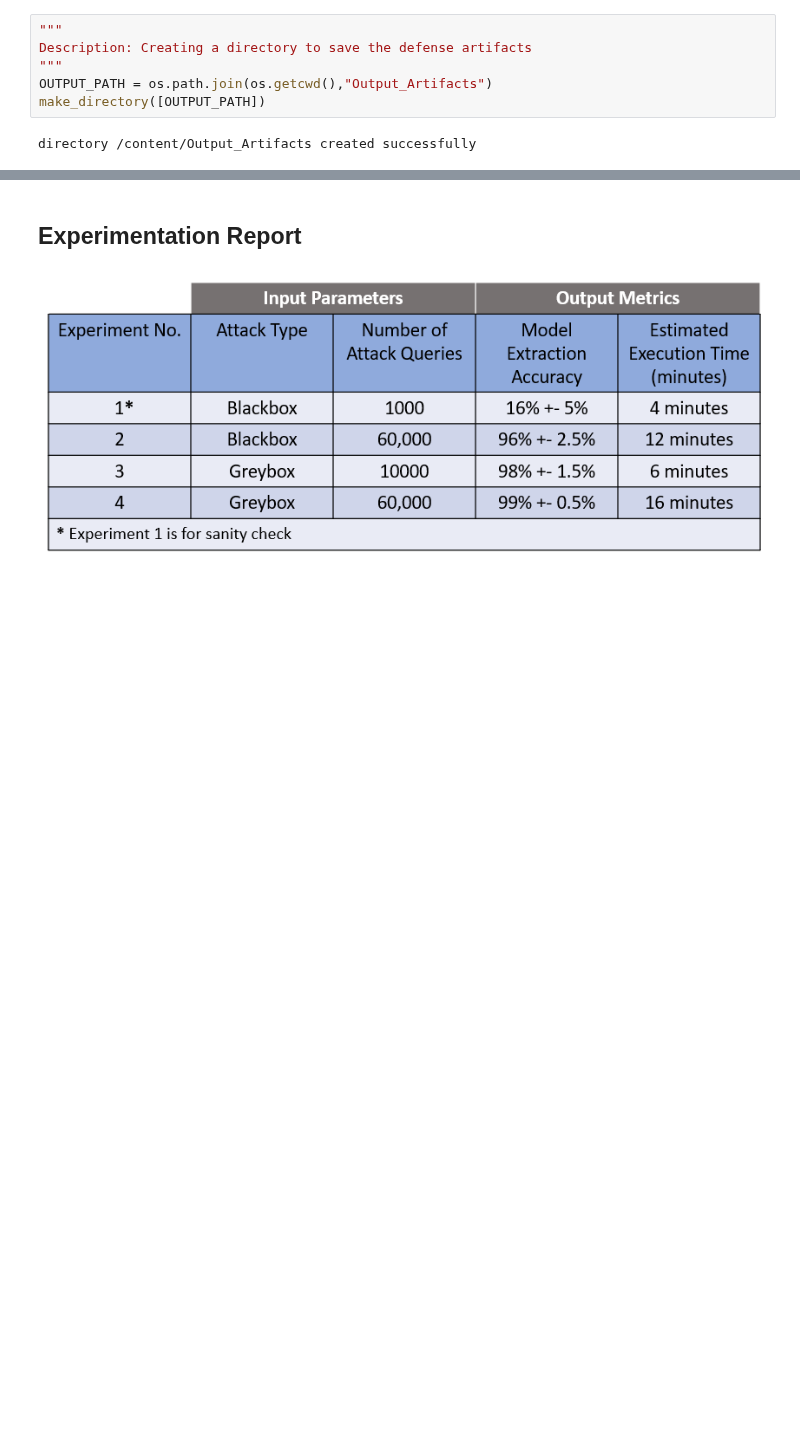
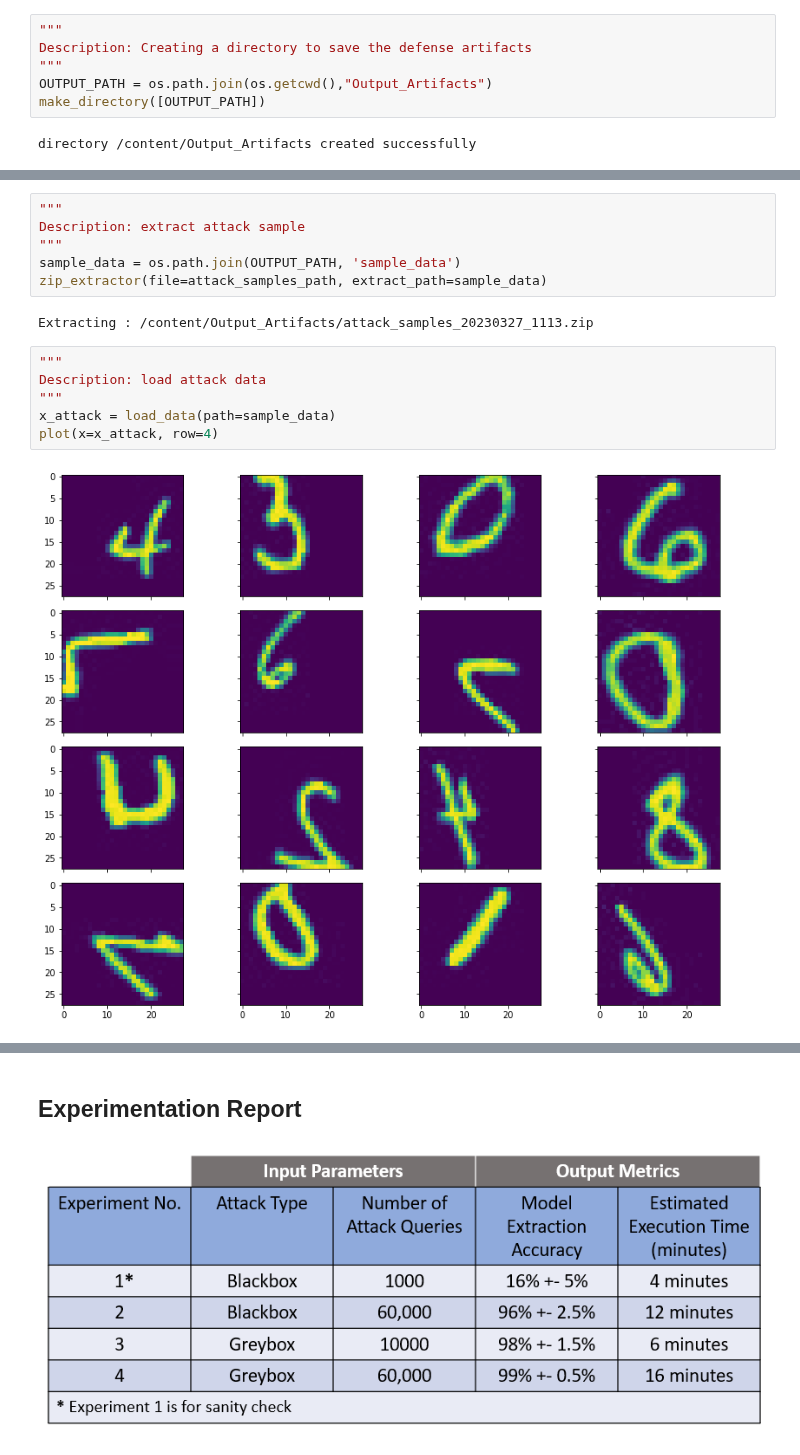
Before and after one commit to bosch-aisecurity-aishield/Reference-Implementations, a Jupyter notebook: Product_Taskpair_wise/Image_Classification/Extraction/PyPi_Extraction_Reference_Implementation_MNIST.ipynb, the cells around one changed output, grey strips where cells are left out. Saved outputs shown, nothing was run; the diff lists cells and outputs as text; blank space fills up the shorter version.

```diff
--- a/Product_Taskpair_wise/Image_Classification/Extraction/PyPi_Extraction_Reference_Implementation_MNIST.ipynb
+++ b/Product_Taskpair_wise/Image_Classification/Extraction/PyPi_Extraction_Reference_Implementation_MNIST.ipynb
@@ -545,0 +628,16 @@ INFO:aishield.connection:attack_samples_20230206_0618.zip is saved in /content/O
+# %%
+"""
+Description: extract attack sample
+"""
+sample_data = os.path.join(OUTPUT_PATH, 'sample_data')
+zip_extractor(file=attack_samples_path, extract_path=sample_data)
+# %% [output]
+Extracting : /content/Output_Artifacts/attack_samples_20230327_1113.zip
+# %%
+"""
+Description: load attack data
+"""
+x_attack = load_data(path=sample_data)
+plot(x=x_attack, row=4)
+# %% [output]
+[figure, added]
```
Also changed, not shown: parts of 21 cells of this notebook, 1 other file.
